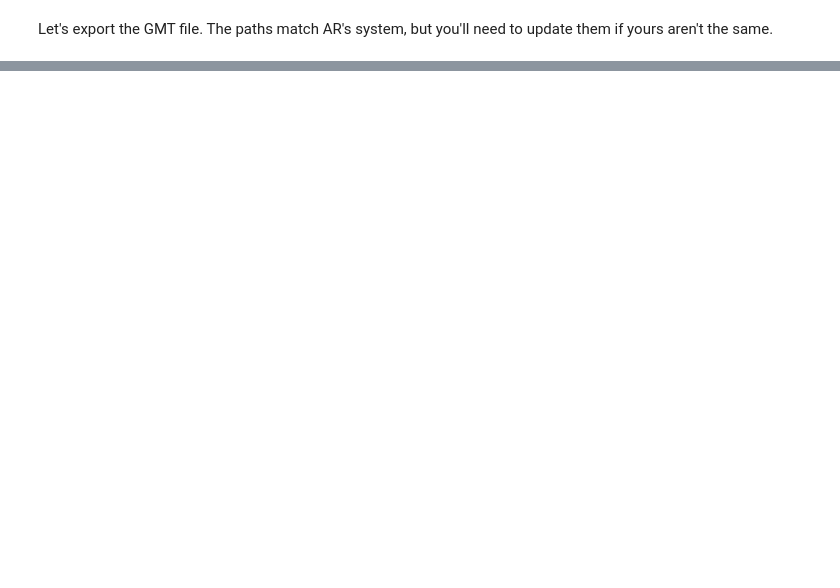
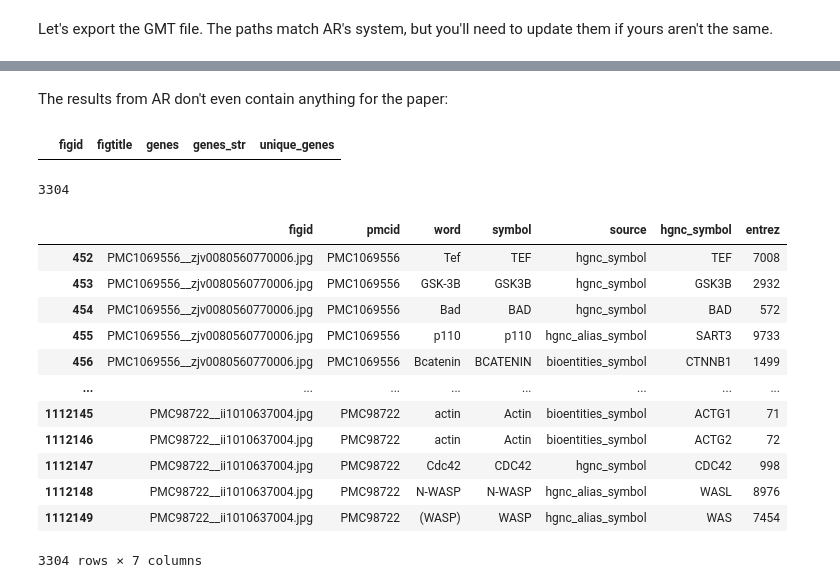
Before and after one commit to wikipathways/pathway-figure-ocr, a Jupyter notebook: notebooks/gmt.ipynb, the cells around one changed output, grey strips where cells are left out. Cells and saved outputs as stored; diff of their text form; code cells hidden in the pictures; blank space fills up the shorter version.

```diff
--- a/notebooks/gmt.ipynb
+++ b/notebooks/gmt.ipynb
@@ -258,0 +261,14 @@ Output saved: /run/user/1000/tmp_yz5_q44/pfocr20200224.gmt
+# %%
+ar_gmt_df = gmt_df.reset_index()
+# %%
+ap_gmt_path = paper_dir.joinpath("raw/pfocr_curated_ap.gmt")
+ap_gmt_data = list()
+with open(ap_gmt_path, "r") as gmt_f:
+    for line in gmt_f:
+        chunks = line.strip().split("\t")
+        figid = chunks.pop(0)
+        figtitle = chunks.pop(0)
+        genes = chunks
+        ap_gmt_data.append({"figid": figid, "figtitle": figtitle, "genes": genes})
+ap_gmt_df = pd.DataFrame.from_records(ap_gmt_data)
+ap_gmt_df
@@ -258,0 +291,5 @@ Output saved: /run/user/1000/tmp_yz5_q44/pfocr20200224.gmt
+# %%
+weird_ap = set(ap_gmt_df["figid"]) - set(ar_gmt_df["figid"])
+print(len(weird_ap))
+weird_ar = set(ar_gmt_df["figid"]) - set(ap_gmt_df["figid"])
+print(len(weird_ar))
@@ -258,0 +416,24 @@ Output saved: /run/user/1000/tmp_yz5_q44/pfocr20200224.gmt
+# %% [markdown]
+The results from AR don't even contain anything for the paper:
+# %%
+ar_gmt_df[ar_gmt_df["figid"].str.contains("PMC5752509", regex=False)]
+# %% [output]
+|  | figid | figtitle | genes | genes_str | unique_genes |
+# %%
+print(len(pfocr_genes_df[pfocr_genes_df["figid"].isin(weird_ap)]))
+pfocr_genes_df[pfocr_genes_df["figid"].isin(weird_ap)]
+# %% [output]
+3304
+|  | figid | pmcid | word | symbol | source | hgnc_symbol | entrez |
+| 452 | PMC1069556__zjv0080560770006.jpg | PMC1069556 | Tef | TEF | hgnc_symbol | TEF | 7008 |
+| 453 | PMC1069556__zjv0080560770006.jpg | PMC1069556 | GSK-3B | GSK3B | hgnc_symbol | GSK3B | 2932 |
+| 454 | PMC1069556__zjv0080560770006.jpg | PMC1069556 | Bad | BAD | hgnc_symbol | BAD | 572 |
+| 455 | PMC1069556__zjv0080560770006.jpg | PMC1069556 | p110 | p110 | hgnc_alias_symbol | SART3 | 9733 |
+| 456 | PMC1069556__zjv0080560770006.jpg | PMC1069556 | Bcatenin | BCATENIN | bioentities_symbol | CTNNB1 | 1499 |
+| ... | ... | ... | ... | ... | ... | ... | ... |
+| 1112145 | PMC98722__ii1010637004.jpg | PMC98722 | actin | Actin | bioentities_symbol | ACTG1 | 71 |
+| 1112146 | PMC98722__ii1010637004.jpg | PMC98722 | actin | Actin | bioentities_symbol | ACTG2 | 72 |
+| 1112147 | PMC98722__ii1010637004.jpg | PMC98722 | Cdc42 | CDC42 | hgnc_symbol | CDC42 | 998 |
+| 1112148 | PMC98722__ii1010637004.jpg | PMC98722 | N-WASP | N-WASP | hgnc_alias_symbol | WASL | 8976 |
+| 1112149 | PMC98722__ii1010637004.jpg | PMC98722 | (WASP) | WASP | hgnc_alias_symbol | WAS | 7454 |
+3304 rows × 7 columns
```
Also changed, not shown: parts of 61 cells of this notebook, 11 other files.
